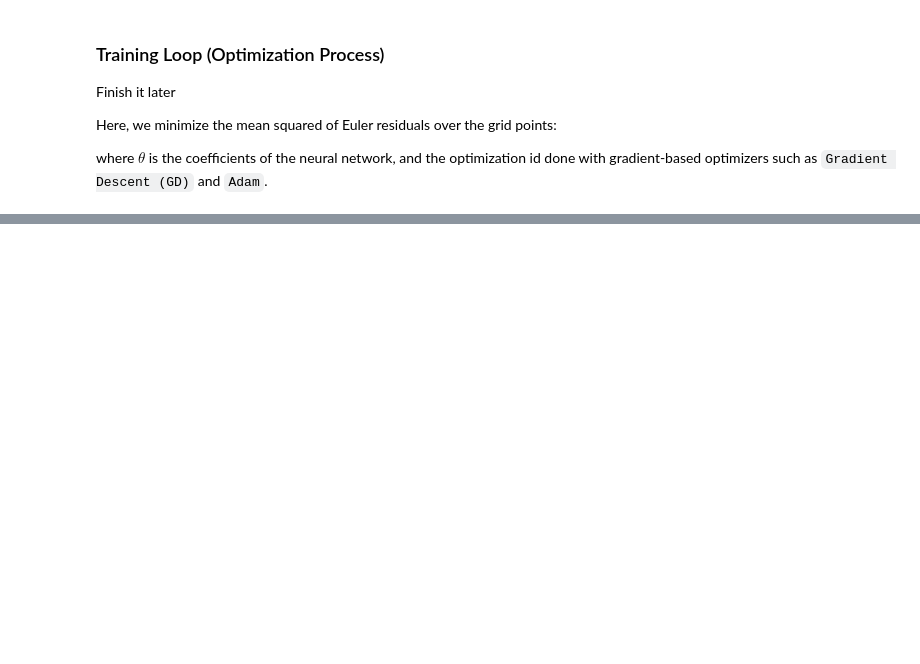
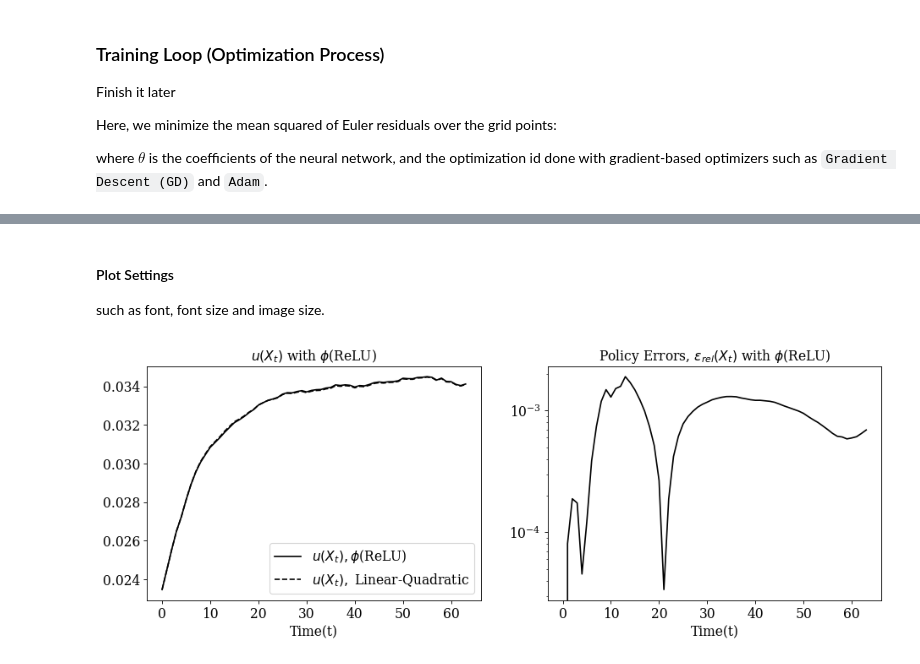
Before and after one commit to HighDimensionalEconLab/symmetry_dynamic_programming, a Jupyter notebook: demo_notebooks/investment_euler_demo.ipynb, the cells around one changed output, grey strips where cells are left out. Saved outputs shown, nothing was run; the diff lists cells and outputs as text; code cells hidden in the pictures; blank space fills up the shorter version.

```diff
--- a/demo_notebooks/investment_euler_demo.ipynb
+++ b/demo_notebooks/investment_euler_demo.ipynb
@@ -202,0 +228,10 @@ epoch = 60, loss = 1.09e-06
+# %%
+data_test_lq = torch.zeros(num_trajectories,T+1 ,N)
+
+data_test_lq[:, 0, :] = X_0
+for t in range(T):
+    data_test_lq[:, t + 1, :] = u_ref_lq(data_test_lq[:, t, :]) + (1 - delta) *data_test_lq[:, t, :] + sigma* w_test[:,t,:]+ eta * omega_test[:, t]
+# %%
+trajectory_1_lq_test = data_test_lq[0,:,:] # Picking the first set trajectories generated by the LQ solution
+
+u_ref_path_test = u_hat(trajectory_1_lq_test).detach() # Calculating u_ref path (LQ solution)
@@ -202,0 +247,37 @@ epoch = 60, loss = 1.09e-06
+# %%
+relative_error = ((u_hat_path_test-u_ref_path_test)/u_ref_path_test).abs()
+# %% [markdown]
+#### Plot Settings
+such as font, font size and image size.
+# %%
+fontsize= 14
+ticksize = 14
+figsize = (14, 4.5)
+params = {'font.family':'serif',
+    "figure.figsize":figsize,
+    'figure.dpi': 80,
+    'figure.edgecolor': 'k',
+    'font.size': fontsize,
+    'axes.labelsize': fontsize,
+    'axes.titlesize': fontsize,
+    'xtick.labelsize': ticksize,
+    'ytick.labelsize': ticksize
+}
+plt.rcParams.update(params)
+# %%
+plt.subplot(1, 2 , 1)
+
+plt.plot(u_hat_path_test, color='k',  label = r"$u(X_t), \phi$(ReLU)")
+plt.plot(u_ref_path_test, color='k', linestyle= "--"  ,label = r"$u(X_t),$ Linear-Quadratic")
+plt.xlabel(r"Time(t)")
+plt.title(r"$u(X_t)$ with $\phi$(ReLU)")
+plt.legend(loc='best')
+
+plt.subplot(1, 2 , 2)
+
+plt.plot(relative_error, color='k')
+plt.xlabel(r"Time(t)")
+plt.title(r"Policy Errors, $\varepsilon_{rel}(X_t)$ with $\phi$(ReLU)")
+plt.yscale('log')
+# %% [output]
+[figure, added]
```
Also changed, not shown: parts of 13 cells of this notebook.
